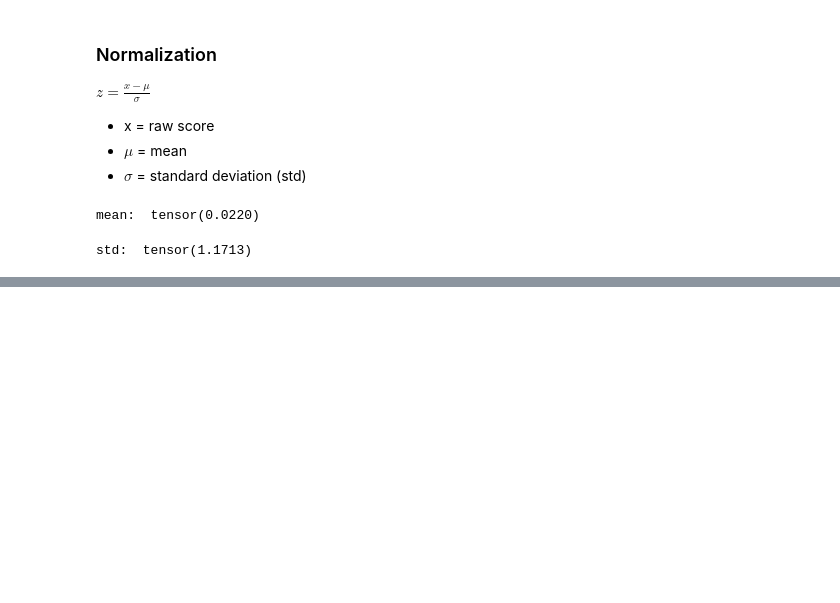
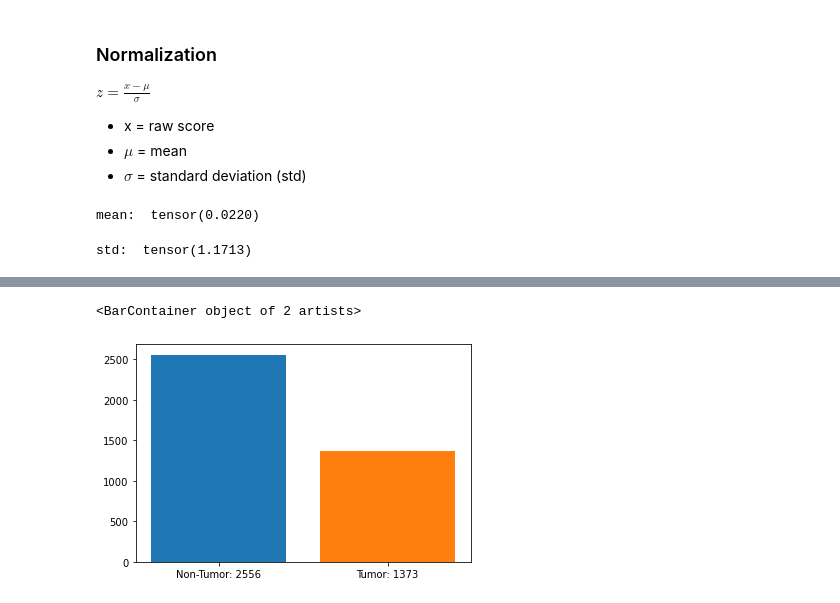
Before and after one commit to ievazzade/ML_Projects, a Jupyter notebook: Brain_Tumors_Segmentation/Brain_Tumor_Segmentation.ipynb, the cells around one changed output, grey strips where cells are left out. Drawn from its saved outputs; the diff is of its cells as text; code cells hidden in the pictures; blank space fills up the shorter version.

Commit message:
Brain Tumor previous updates

```diff
--- a/Brain_Tumors_Segmentation/Brain_Tumor_Segmentation.ipynb
+++ b/Brain_Tumors_Segmentation/Brain_Tumor_Segmentation.ipynb
@@ -157,3 +157,11 @@ def loading_data(files, dataset, actions):
         image = cv2.imread(data)
         image = cv2.resize(image, (96, 96))
     pass
+# %%
+root_path = 'dataset/kaggle_3m/'
+all_files = glob.glob(root_path+"*/*.tif")
+print("Number of all images: ",len(all_files))
+mask_files = glob.glob(root_path + '*/*_mask.tif')
+image_files = [path.replace('_mask', "") for path in mask_files]
+print("Number of image files: ", len(image_files))
+print("Number of mask files: ", len(mask_files))
@@ -159,0 +172,9 @@ def loading_data(files, dataset, actions):
+# %%
+tumor_count = []
+def diagnosis(path):
+    if np.max(cv2.imread(path)) > 0:
+        tumor_count.append(1)
+        return 1
+    else:
+        tumor_count.append(0)
+        return 0
@@ -159,0 +186,6 @@ def loading_data(files, dataset, actions):
+# %%
+files_df = pd.DataFrame({'image_path' : image_files,
+                         'mask_path' : mask_files,
+                         'diagnosis' : [diagnosis(d) for d in mask_files]})
+
+print(files_df)
@@ -159,0 +210,6 @@ def loading_data(files, dataset, actions):
+# %%
+t_count = files_df['diagnosis'].value_counts()
+plt.bar(["Non-Tumor: "+str(t_count[0]), "Tumor: "+str(t_count[1])],t_count, color=["tab:blue", "tab:orange"])
+# %% [output]
+<BarContainer object of 2 artists>
+[figure, added]
```
Also changed, not shown: parts of 3 cells of this notebook, 2 other files.
